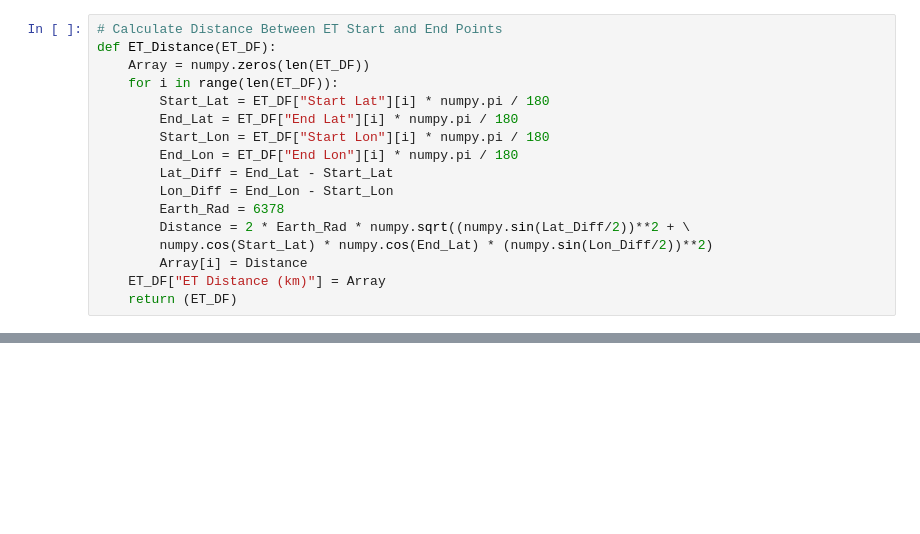
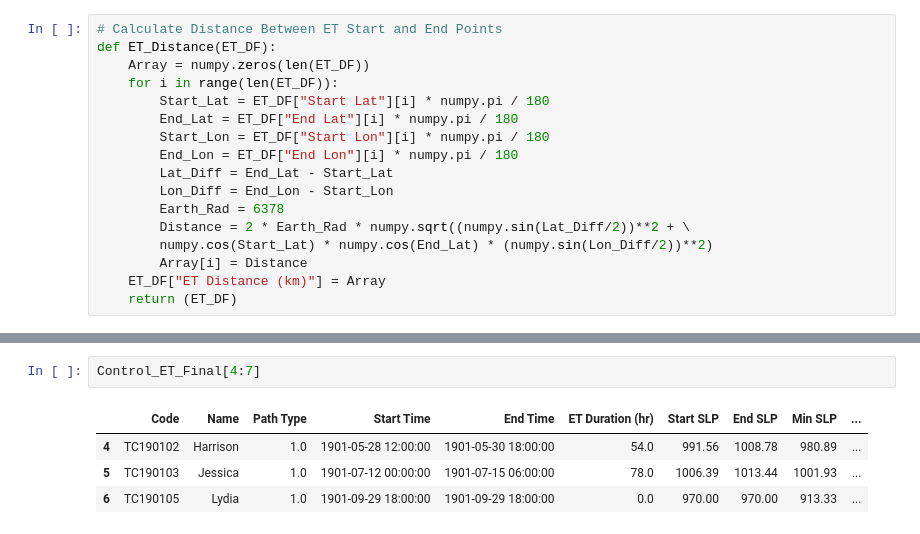
Before and after one commit to Luigi728/Penn_State_Research, a Jupyter notebook: RCP_Analysis_V2.1.ipynb, the cells around one changed output, grey strips where cells are left out. Saved outputs shown, nothing was run; the diff lists cells and outputs as text; blank space fills up the shorter version.

```diff
--- a/RCP_Analysis_V2.1.ipynb
+++ b/RCP_Analysis_V2.1.ipynb
@@ -385,0 +497,7 @@ Control_DF_Final
+# %%
+Control_ET_Final[4:7]
+# %% [output]
+|  | Code | Name | Path Type | Start Time | End Time | ET Duration (hr) | Start SLP | End SLP | Min SLP | ... |
+| 4 | TC190102 | Harrison | 1.0 | 1901-05-28 12:00:00 | 1901-05-30 18:00:00 | 54.0 | 991.56 | 1008.78 | 980.89 | ... |
+| 5 | TC190103 | Jessica | 1.0 | 1901-07-12 00:00:00 | 1901-07-15 06:00:00 | 78.0 | 1006.39 | 1013.44 | 1001.93 | ... |
+| 6 | TC190105 | Lydia | 1.0 | 1901-09-29 18:00:00 | 1901-09-29 18:00:00 | 0.0 | 970.00 | 970.00 | 913.33 | ... |
```
Also changed, not shown: parts of 40 cells of this notebook, 1 other file.
